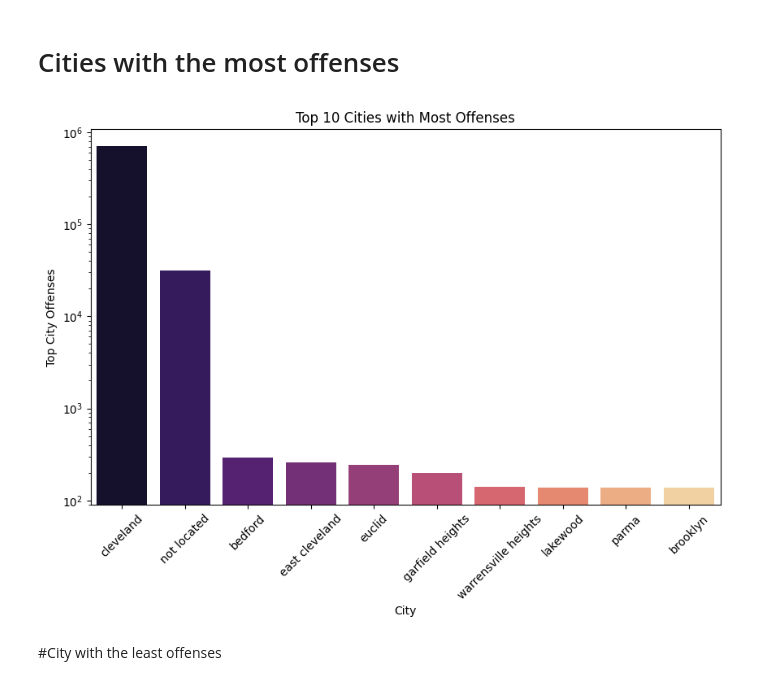
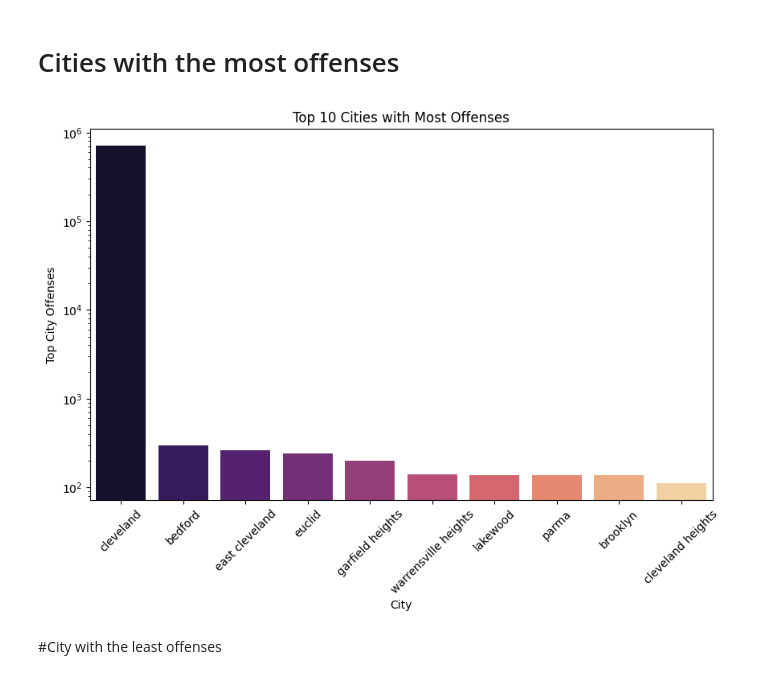
Before and after one commit to Jmillerd/City-of-Cleveland-Crime-Analysis, a Jupyter notebook: cleveland_crime_analysis.ipynb, the cells around one changed output. Cells and saved outputs as stored; diff of their text form; code cells hidden in the pictures.

```diff
--- a/cleveland_crime_analysis.ipynb
+++ b/cleveland_crime_analysis.ipynb
@@ -76,7 +76,19 @@ plt.show()
 # %% [output]
 [figure]
 # %%
-months = {
+query = """
+SELECT offensemonth, COUNT(*) AS month_with_most_offenses
+FROM crime_data
+WHERE offensemonth IS NOT NULL
+GROUP BY offensemonth
+ORDER BY month_with_most_offenses DESC;
+"""
+
+with conn.cursor() as cursor:
+    cursor.execute(query)
+    crime_by_month = pd.DataFrame(cursor.fetchall(), columns=[desc[0] for desc in cursor.description])
+
+month = {
     1: "January",
     2: "February",
     3: "March",
@@ -92,11 +104,11 @@ months = {
 }
 
 # Map month numbers to month names
-crime_df["month"] = crime_df["offensemonth"].map(months)
+crime_by_month["month"] = crime_by_month["offensemonth"].map(month)
 
 # Create plot that shows the number of crimes per month
 plt.figure(figsize=(10, 5))
-sns.countplot(x="month", data=crime_df, palette="magma", order=months.values())
+sns.barplot(y=crime_by_month["month_with_most_offenses"],x=crime_by_month["month"], data=crime_by_month, palette="magma", order=month.values())
 plt.xlabel("Month")
 plt.ylabel("Number of Crimes")
 plt.title("Crimes by Month")
@@ -120,0 +119,24 @@ Text(0.5, 1.0, 'Crimes by Hour')
+# %%
+# Query to get crime counts per hour of day
+query = """
+SELECT hourofday, COUNT(*) AS hour_with_most_offenses
+FROM crime_data
+WHERE hourofday IS NOT NULL
+GROUP BY hourofday
+ORDER BY hour_with_most_offenses DESC;
+"""
+
+with conn.cursor() as cursor:
+    cursor.execute(query)
+    crime_by_hour = pd.DataFrame(cursor.fetchall(), columns=[desc[0] for desc in cursor.description])
+
+
+# Create the bar chart
+plt.figure(figsize=(10,6))
+sns.barplot(y=crime_by_hour["hour_with_most_offenses"], x=crime_by_hour["hourofday"], palette="magma")
+
+# Add labels and title
+plt.xlabel("Total Offenses")
+plt.ylabel("Hour of Day")
+plt.title("Crime Ranking per Hour of Day")
+plt.show()
@@ -177,32 +201,32 @@ plt.show()
 # %%
 # Query to get crime counts per city
 query = """
 SELECT TRIM(LOWER(city)) AS city, COUNT(*) AS total_offenses
 FROM crime_data
-WHERE city IS NOT NULL AND city != 'Not Located'
+WHERE city IS NOT NULL AND city != 'not located'
 GROUP BY TRIM(LOWER(city))
 ORDER BY total_offenses DESC
 LIMIT 10;
 """
 
 # Fetch data using a cursor (Prevents SQLAlchemy Warning)
 with conn.cursor() as cursor:
     cursor.execute(query)
     top_cities_df = pd.DataFrame(cursor.fetchall(), columns=[desc[0] for desc in cursor.description])
 
 # Create the bar chart
 plt.figure(figsize=(10, 6))
 sns.barplot(y=top_cities_df["total_offenses"], x=top_cities_df["city"], palette="magma")
 
 # Add labels and title
 plt.xlabel("City")
 plt.ylabel("Top City Offenses")
 plt.title("Top 10 Cities with Most Offenses")
 plt.yscale("log")
 plt.xticks(rotation=45)
 plt.show()
 # %% [output]
-[figure, old version]
+[figure, new version]
 # %% [markdown]
 #City with the least offenses
 # %%
```
Also changed, not shown: parts of 5 cells of this notebook.
